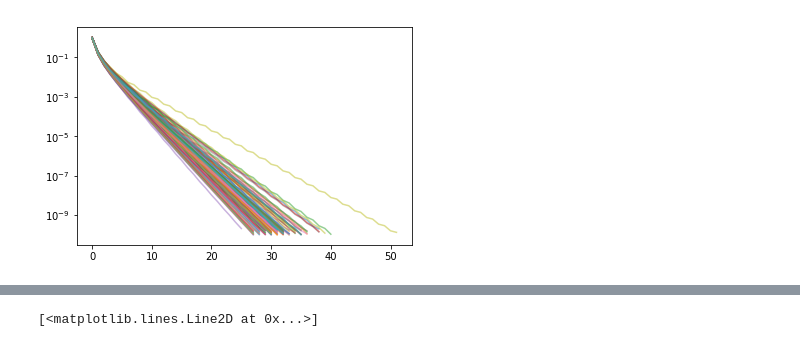
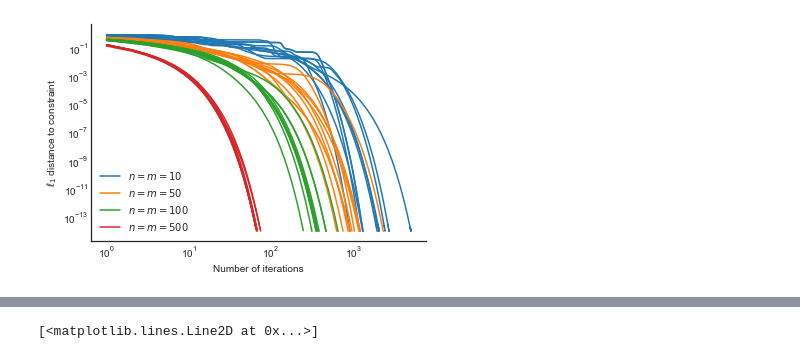
Before and after one commit to frtennis1/am221-project, a Jupyter notebook: code/test_sinkhorn.ipynb, the cells around one changed output, grey strips where cells are left out. Cells and saved outputs as stored; diff of their text form; code cells hidden in the pictures.

Commit message:
50% of paper

```diff
--- a/code/test_sinkhorn.ipynb
+++ b/code/test_sinkhorn.ipynb
@@ -36,0 +48,2 @@ def sinkhorn(A, a, b, epsilon):
+# %%
+dists, pots, As, k, minsum = sinkhorn(A, a, b, epsilon)
@@ -37,16 +110,20 @@ def sinkhorn(A, a, b, epsilon):
 # %%
-d = []
-for experiment in tqdm(range(100)):
-    n, m = 100, 100
-    a = np.random.randn(n) ** 2
-    a /= a.sum()
-    b = np.random.randn(m) ** 2
-    b /= b.sum()
-    regularizer = .001
-    cost = np.random.randn(n, m) ** 2
-    A = np.exp(-cost/regularizer)
-    dists, pots, As, k = sinkhorn(A, a, b, 1e-10)
-    d.append(dists[1:])
+np.random.seed(221)
+D = {}
+for t in tqdm([10,50,100,500]):
+    d = []
+    for experiment in (range(10)):
+        n, m = t, t
+        a = np.random.rand(n)
+        a /= a.sum()
+        b = np.random.rand(m)
+        b /= b.sum()
+        regularizer = .01
+        cost = np.random.rand(n, m)
+        A = np.exp(-cost/regularizer)
+        dists, pots, As, k = sinkhorn(A, a, b, 1e-14)
+        d.append(dists[1:])
+    D[t] = d
 # %% [output]
 Failed to display Jupyter Widget of type HBox.
 If you're reading this message in the Jupyter Notebook or JupyterLab Notebook, it may mean that the widgets JavaScript is still loading. If this message persists, it likely means that the widgets Java ...
@@ -63,9 +131,20 @@ RuntimeError: Set changed size during iteration
-# %%
-for ds in d:
-    plt.plot(ds, '-', alpha=.5)
-plt.yscale('log')
-# %% [output]
-[figure, removed]
+# %%
+sns.set_color_codes()
+sns.set_style('white')
+for i, (key, group) in enumerate(D.items()):
+    for j, line in enumerate(group):
+        if j == 0:
+            plt.plot(line, c=sns.color_palette()[i], label='$n=m={}$'.format(key))
+        plt.plot(line, c=sns.color_palette()[i])
+plt.yscale('log')
+plt.xscale('log')
+sns.despine()
+plt.legend()
+plt.xlabel('Number of iterations')
+plt.ylabel('$\ell_1$ distance to constraint')
+plt.savefig('../reports/paper/figs/sinkhorn.eps')
+# %% [output]
+[figure, added]
 # %%
 for ds in np.array(d)[np.random.choice(range(len(d)), replace=False, size=10)]:
     plt.plot(ds, '-', alpha=.5)
```
Also changed, not shown: parts of 8 cells of this notebook, 8 other files.
